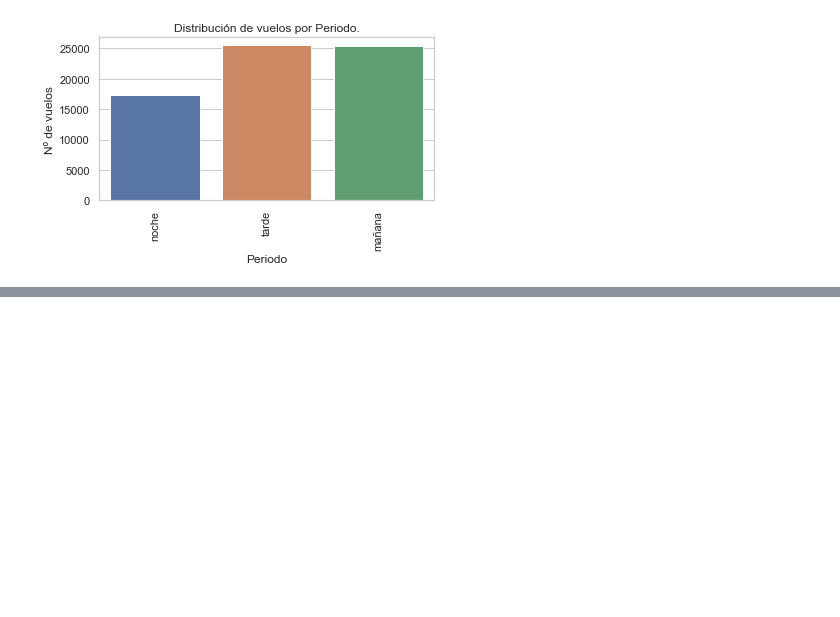
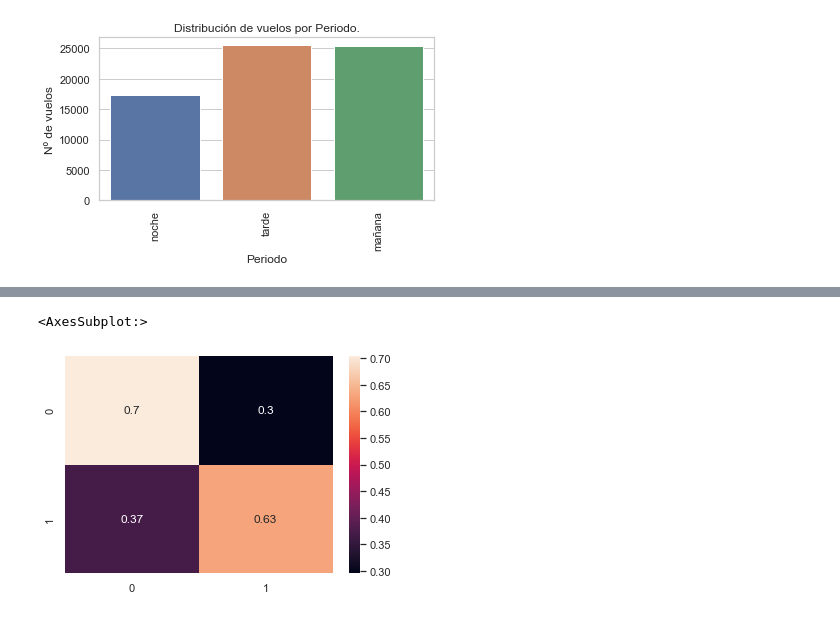
Before and after one commit to likkens/ch-neuralworks, a Jupyter notebook: Challenge-Atrasos.ipynb, the cells around one changed output, grey strips where cells are left out. Saved outputs shown, nothing was run; the diff lists cells and outputs as text; code cells hidden in the pictures; blank space fills up the shorter version.

```diff
--- a/Challenge-Atrasos.ipynb
+++ b/Challenge-Atrasos.ipynb
@@ -278,0 +503,2 @@ Name: periodo_dia, dtype: int64
+# %%
+df_final2.loc[:, 'distance_km'] = df_final2.apply(lambda x: GD(x['coord-Ori-I'], x['coord-Des-I']).km, axis = 1)
@@ -278,0 +516,2 @@ Name: periodo_dia, dtype: int64
+# %%
+df_final2.drop(['Ori-I', 'coord-Ori-I', 'coord-Des-I'],axis = 1, inplace=True)
@@ -278,0 +534,10 @@ Name: periodo_dia, dtype: int64
+# %%
+cat_features = ['Emp-I', 'Des-I', 'DIANOM', 'periodo_dia']
+X = df_final2.loc[:, df_final2.columns != 'atraso_15']
+y = df_final2['atraso_15']
+X_train, X_test, y_train, y_test = train_test_split(X, y, test_size=0.33, random_state=42)
+# %%
+model2 = CatBoostClassifier(auto_class_weights='Balanced')
+model2.fit(X_train, y_train, cat_features)
+preds_class2 = model2.predict(X_test)
+preds_proba2 = model2.predict_proba(X_test)
@@ -278,0 +563,5 @@ Name: periodo_dia, dtype: int64
+# %%
+sns.heatmap(confusion_matrix(y_true = y_test, y_pred = preds_class2, normalize='true'), annot=True)
+# %% [output]
+<AxesSubplot:>
+[figure, added]
```
Also changed, not shown: parts of 63 cells of this notebook.
